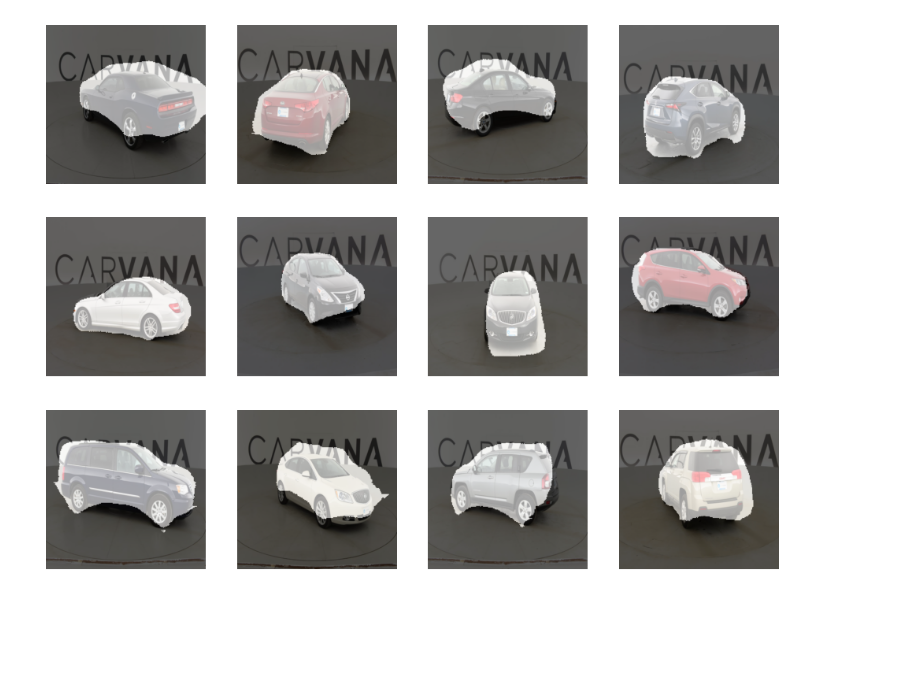
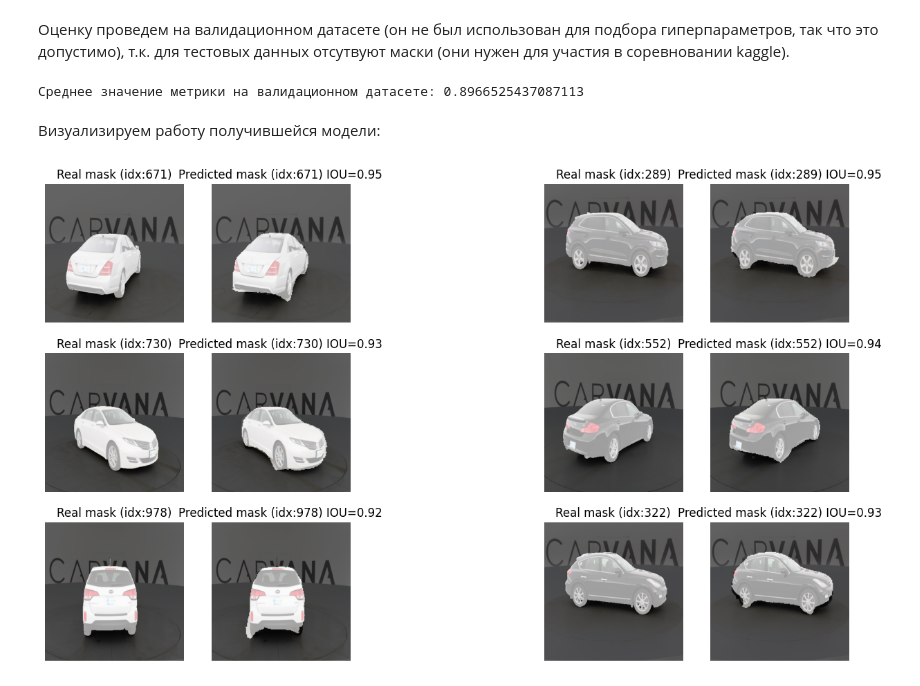
Before and after one commit to diuzhevVlad/UNet, a Jupyter notebook: demo.ipynb, the cells around one changed output. Saved outputs shown, nothing was run; the diff lists cells and outputs as text; code cells hidden in the pictures; blank space fills up the shorter version.

```diff
--- a/demo.ipynb
+++ b/demo.ipynb
@@ -42,6 +102,6 @@ val_dataloader = DataLoader(val_dataset, shuffle=False, batch_size=BATCH_SZ, pin
 # %%
-unet_model = UNet(2).to(device)
-lossFunc = CrossEntropyLoss()
-opt = Adam(unet_model.parameters(), lr=0.001)
+unet_model = UNet(num_classes=2).to(device) # Создадим модель
+lossFunc = CrossEntropyLoss() # Объявим функцию потерь - стандарная для классификации/сегментации
+opt = Adam(unet_model.parameters(), lr=0.001) # Оптимизатор
 train_steps = len(train_dataset) // BATCH_SZ
 val_steps = len(val_dataset) // BATCH_SZ
@@ -163,0 +189,4 @@ test_dataset = SegmentDataset(all_test_imgs,all_test_masks,transforms=trans)
+# %%
+IOU_metrics = BinaryJaccardIndex()
+# %% [markdown]
+Оценку проведем на валидационном датасете (он не был использован для подбора гиперпараметров, так что это допустимо), т.к. для тестовых данных отсутвуют маски (они нужен для участия в соревновании kaggle).
@@ -164,16 +195,43 @@ test_dataset = SegmentDataset(all_test_imgs,all_test_masks,transforms=trans)
+# %%
+metrics = []
+with torch.no_grad():
+	unet_model.eval()
+	for i in range(len(val_dataset)):
+		img, mask = val_dataset.__getitem__(i)
+		pred = unet_model(img.view(1,3,IMG_HEIGHT,IMG_WIDTH).to(device)).detach().cpu()
+		pred_ = Softmax2d()(pred).view((2,IMG_HEIGHT,IMG_WIDTH))[1,:,:] > MASK_THRESHOLD
+		mask = mask[1]
+		metrics.append(IOU_metrics(mask,pred_).item())
+print(f"Среднее значение метрики на валидационном датасете: {np.mean(metrics)}")
+# %% [output]
+Среднее значение метрики на валидационном датасете: 0.8966525437087113
+# %% [markdown]
+Визуализируем работу получившейся модели:
 # %%
-plt.rcParams["figure.figsize"] = (12,9)
-fig, ax =plt.subplots(3,4)
+unet_model.eval()
+plt.rcParams["figure.figsize"] = (15,9)
+fig, ax =plt.subplots(3,5)
 
 for i_ in range(3):
-	for j_ in range(4):
-		img, mask = test_dataset.__getitem__(random.randint(0,len(test_dataset)))
-		pred =unet(img.reshape(1,3,IMG_HEIGHT,IMG_WIDTH).to(device)).detach().cpu()
-		pred_ =  Softmax2d()(pred).numpy().reshape((2,IMG_HEIGHT,IMG_WIDTH))[1] > MASK_THRESHOLD
-
+	ax[i_,2].axis("off")
+	for j_ in [0,3]:
+		ran_index = random.randint(0,len(val_dataset))
+		img, mask = val_dataset.__getitem__(ran_index)
+		pred = unet_model(img.reshape(1,3,IMG_HEIGHT,IMG_WIDTH).to(device)).detach().cpu()
+		pred_ = Softmax2d()(pred).view((2,IMG_HEIGHT,IMG_WIDTH))[1,:,:] > MASK_THRESHOLD
+		mask = mask[1]
+		met =IOU_metrics(mask,pred_)
 
 		ax[i_,j_].axis("off")
+		ax[i_,j_+1].axis("off")
+
+		ax[i_,j_].set_title(f"Real mask (idx:{ran_index})")
+		ax[i_,j_+1].set_title(f"Predicted mask (idx:{ran_index}) IOU={round(met.item(),2)}")
+
 		ax[i_,j_].imshow(img.permute((1,2,0)).numpy())
-		ax[i_,j_].imshow(pred_,cmap="gray",alpha=0.6)
+		ax[i_,j_].imshow(mask.numpy(),cmap="gray",alpha=0.6)
+
+		ax[i_,j_+1].imshow(img.permute((1,2,0)).numpy())
+		ax[i_,j_+1].imshow(pred_.numpy(),cmap="gray",alpha=0.6)
 # %% [output]
-[figure, old version]
+[figure, new version]
```
Also changed, not shown: parts of 33 cells of this notebook, 1 other file.
